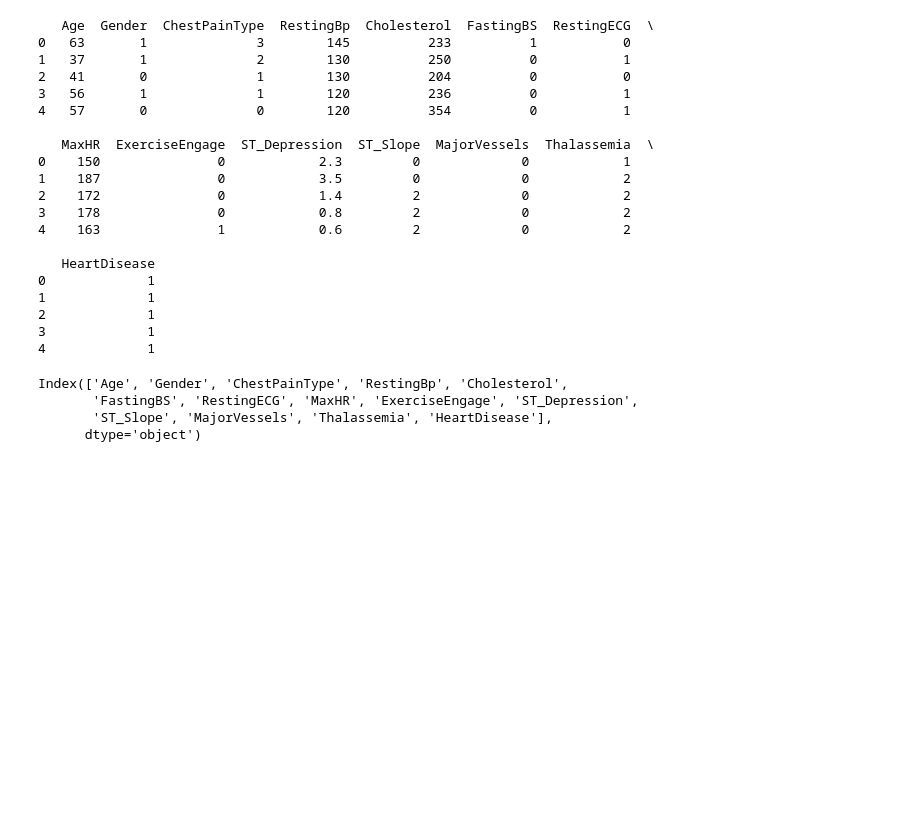
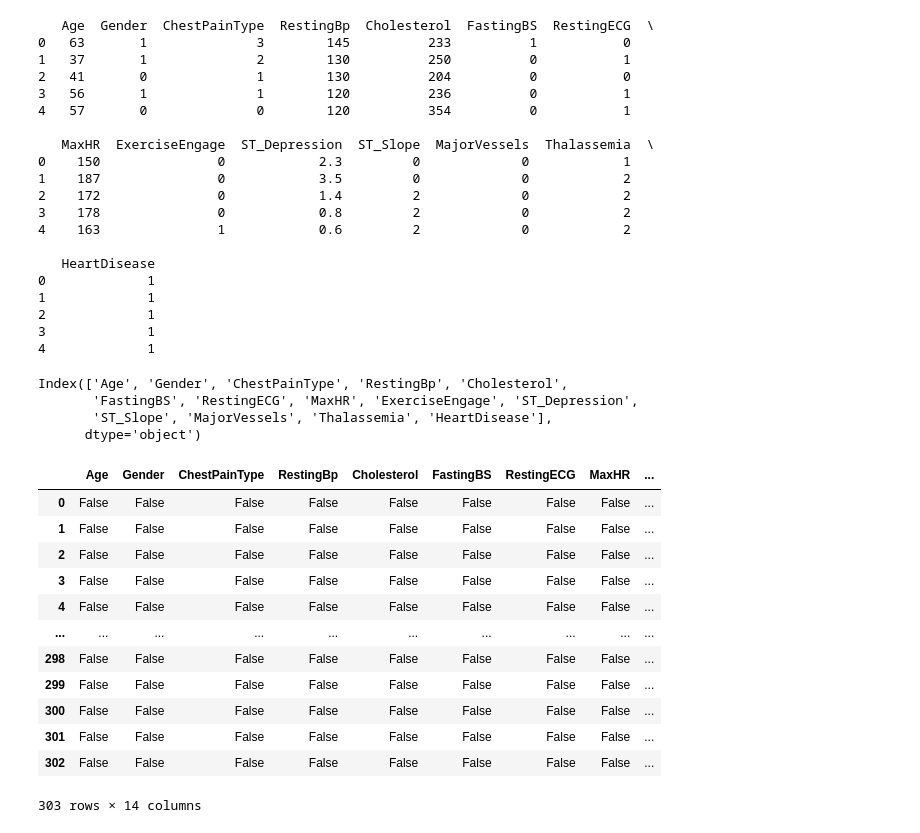
Before and after one commit to WDCNelushan/Heart-Disease-Prediction-System, a Jupyter notebook: heart_disease.ipynb, the cells around one changed output. Saved outputs shown, nothing was run; the diff lists cells and outputs as text; code cells hidden in the pictures; blank space fills up the shorter version.

```diff
--- a/heart_disease.ipynb
+++ b/heart_disease.ipynb
@@ -99,3 +99,21 @@ Index(['Age', 'Gender', 'ChestPainType', 'RestingBp', 'Cholesterol',
        'FastingBS', 'RestingECG', 'MaxHR', 'ExerciseEngage', 'ST_Depression',
        'ST_Slope', 'MajorVessels', 'Thalassemia', 'HeartDisease'],
       dtype='object')
+# %%
+# Data Preprocessing
+
+data.isnull()
+# %% [output]
+|  | Age | Gender | ChestPainType | RestingBp | Cholesterol | FastingBS | RestingECG | MaxHR | ... |
+| 0 | False | False | False | False | False | False | False | False | ... |
+| 1 | False | False | False | False | False | False | False | False | ... |
+| 2 | False | False | False | False | False | False | False | False | ... |
+| 3 | False | False | False | False | False | False | False | False | ... |
+| 4 | False | False | False | False | False | False | False | False | ... |
+| ... | ... | ... | ... | ... | ... | ... | ... | ... | ... |
+| 298 | False | False | False | False | False | False | False | False | ... |
+| 299 | False | False | False | False | False | False | False | False | ... |
+| 300 | False | False | False | False | False | False | False | False | ... |
+| 301 | False | False | False | False | False | False | False | False | ... |
+| 302 | False | False | False | False | False | False | False | False | ... |
+303 rows × 14 columns
```
Also changed, not shown: parts of 11 cells of this notebook.
